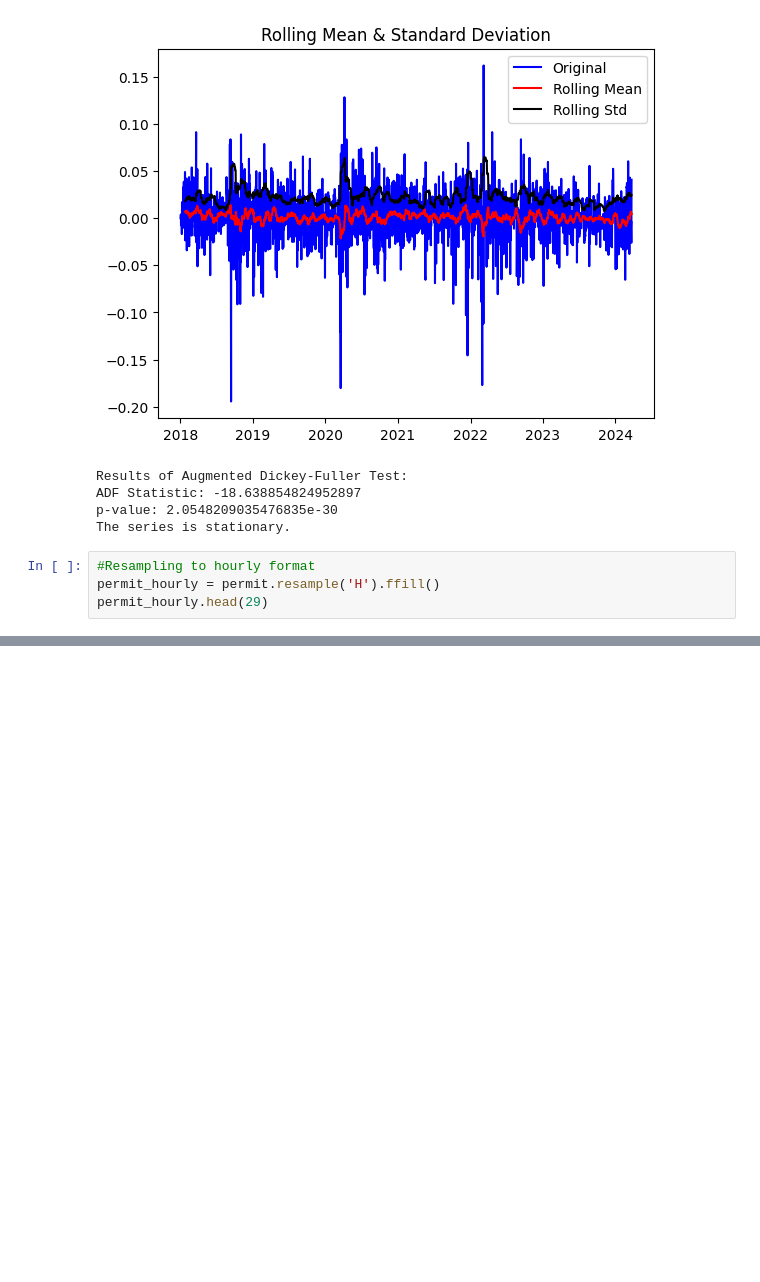
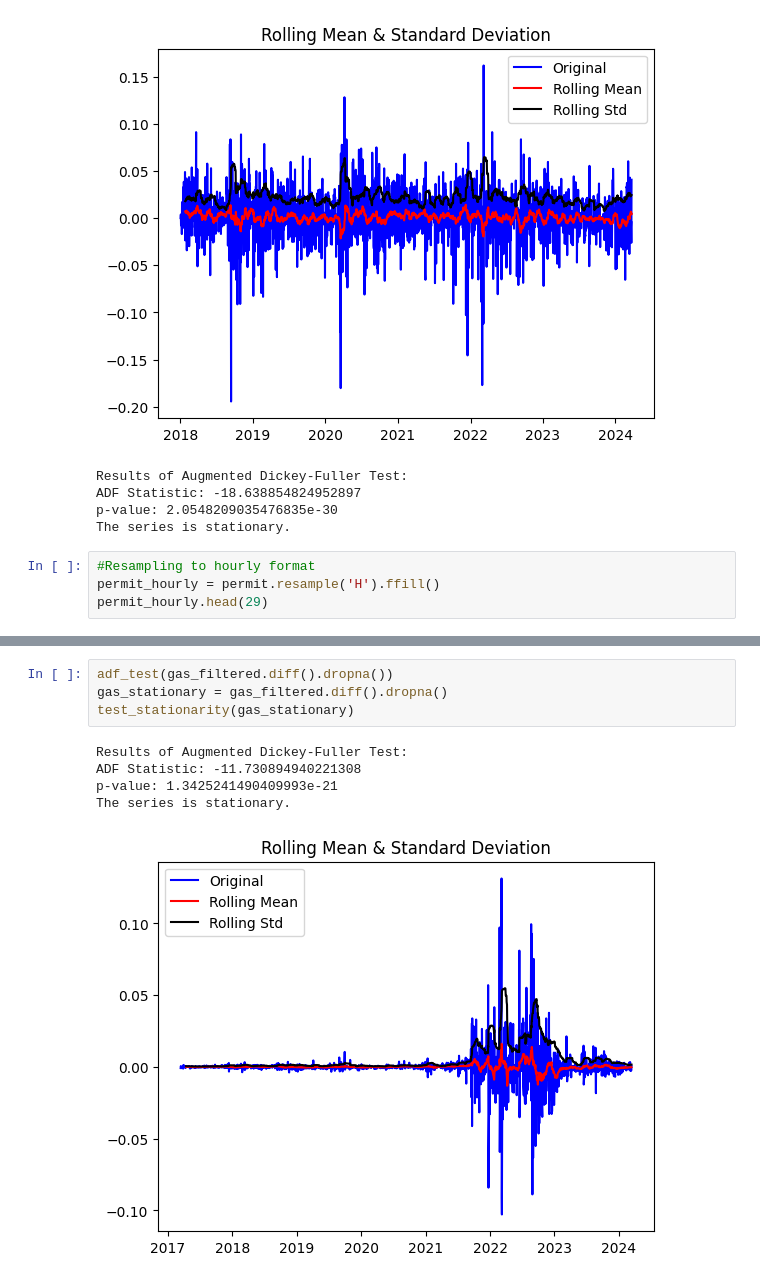
Before and after one commit to evenbakke/MasterThesis-, a Jupyter notebook: Coal&Permit_Cleaning.ipynb, the cells around one changed output, grey strips where cells are left out. Saved outputs shown, nothing was run; the diff lists cells and outputs as text; blank space fills up the shorter version.

```diff
--- a/Coal&Permit_Cleaning.ipynb
+++ b/Coal&Permit_Cleaning.ipynb
@@ -232,0 +334,10 @@ permit_hourly.head(29)
+# %%
+adf_test(gas_filtered.diff().dropna())
+gas_stationary = gas_filtered.diff().dropna()
+test_stationarity(gas_stationary)
+# %% [output]
+Results of Augmented Dickey-Fuller Test:
+ADF Statistic: -11.730894940221308
+p-value: 1.3425241490409993e-21
+The series is stationary.
+[figure, added]
```
Also changed, not shown: parts of 26 cells of this notebook, 3 other files.
